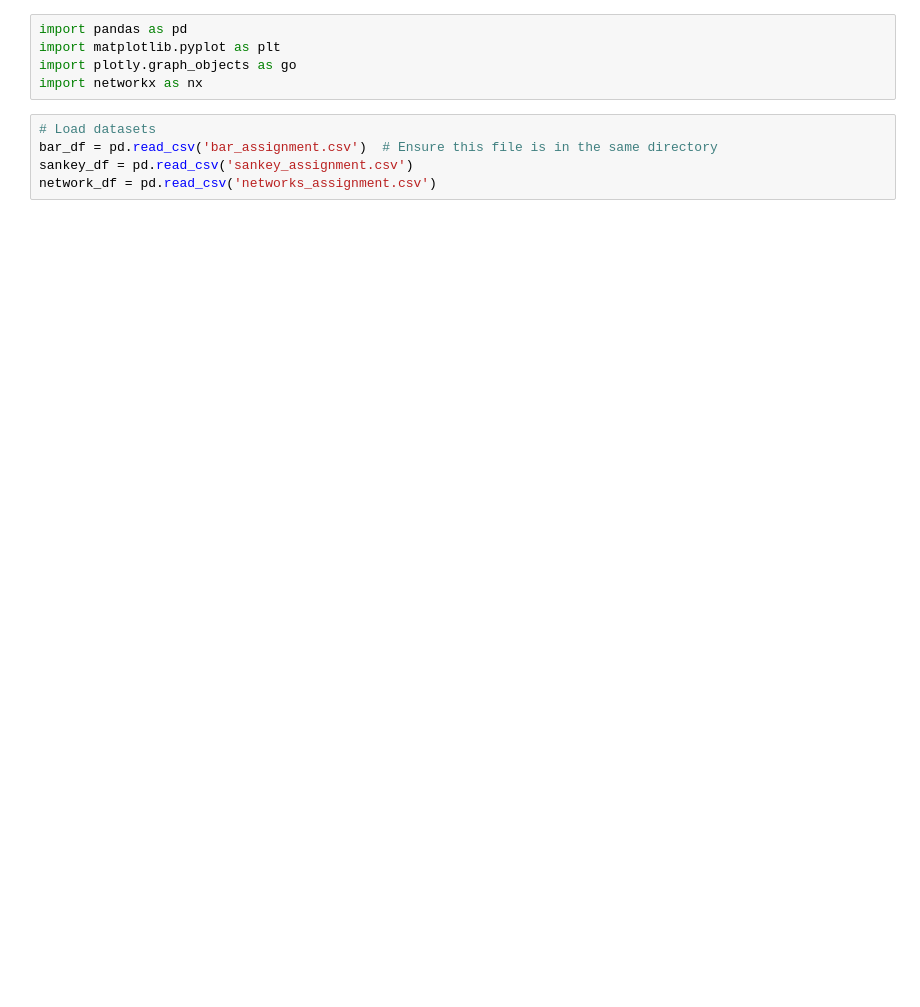
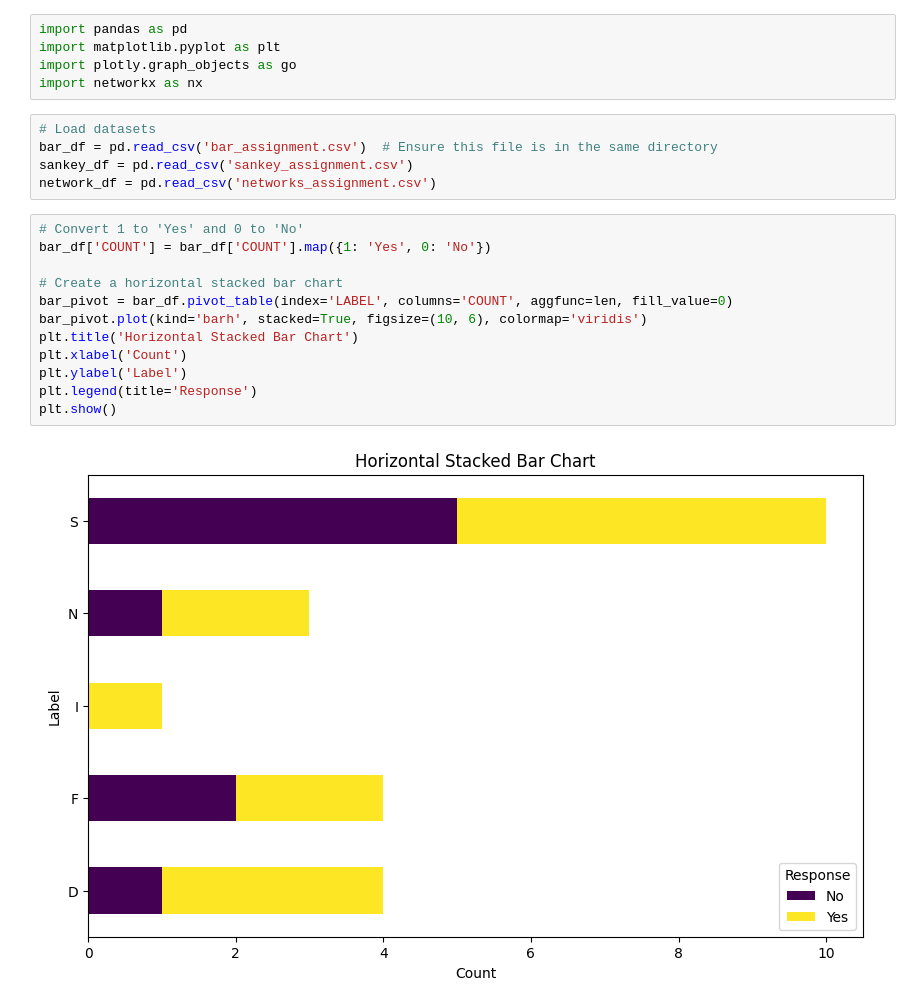
Before and after one commit to StruggleCore333/Assignment_2_PLOTS, a Jupyter notebook: Data Analysis - PLOTS/PLOTS.ipynb, the cells around one changed output. Saved outputs shown, nothing was run; the diff lists cells and outputs as text; blank space fills up the shorter version.

```diff
--- a/Data Analysis - PLOTS/PLOTS.ipynb
+++ b/Data Analysis - PLOTS/PLOTS.ipynb
@@ -8,6 +8,20 @@ import networkx as nx
 bar_df = pd.read_csv('bar_assignment.csv')  # Ensure this file is in the same directory
 sankey_df = pd.read_csv('sankey_assignment.csv')
 network_df = pd.read_csv('networks_assignment.csv')
+# %%
+# Convert 1 to 'Yes' and 0 to 'No'
+bar_df['COUNT'] = bar_df['COUNT'].map({1: 'Yes', 0: 'No'})
+
+# Create a horizontal stacked bar chart
+bar_pivot = bar_df.pivot_table(index='LABEL', columns='COUNT', aggfunc=len, fill_value=0)
+bar_pivot.plot(kind='barh', stacked=True, figsize=(10, 6), colormap='viridis')
+plt.title('Horizontal Stacked Bar Chart')
+plt.xlabel('Count')
+plt.ylabel('Label')
+plt.legend(title='Response')
+plt.show()
+# %% [output]
+[figure, added]
 # %%
 # Define sources and targets for Sankey Diagram
 sources = []
```
Also changed, not shown: parts of 3 cells of this notebook.
